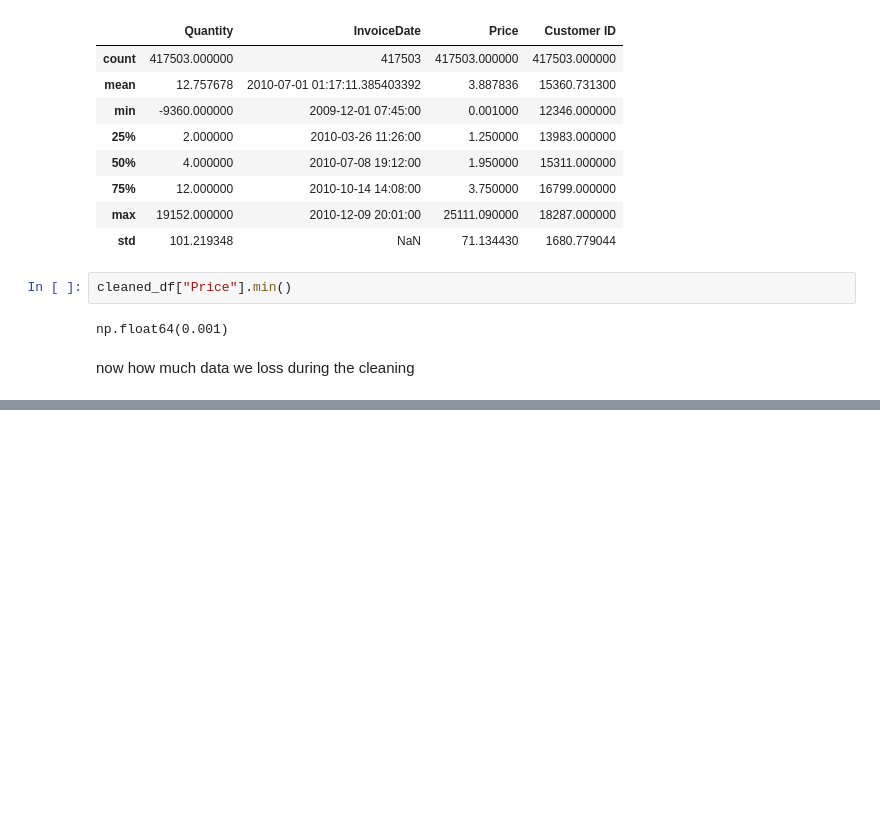
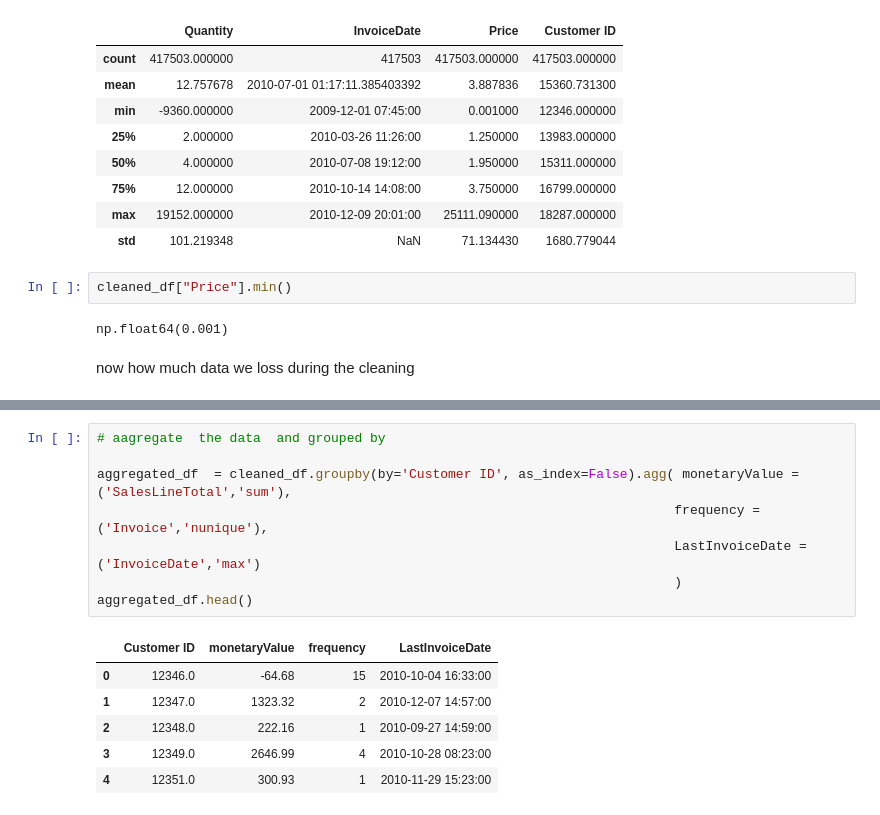
Before and after one commit to abhayyadav9/machineLearning, a Jupyter notebook: UnSupervised_learning/Kmean/customer_segmentaaaaatio.ipynb, the cells around one changed output, grey strips where cells are left out. Cells and saved outputs as stored; diff of their text form; blank space fills up the shorter version.

```diff
--- a/UnSupervised_learning/Kmean/customer_segmentaaaaatio.ipynb
+++ b/UnSupervised_learning/Kmean/customer_segmentaaaaatio.ipynb
@@ -245,0 +258,15 @@ len(cleaned_df)/len(df)
+# %%
+# aagregate  the data  and grouped by
+
+aggregated_df  = cleaned_df.groupby(by='Customer ID', as_index=False).agg( monetaryValue = ('SalesLineTotal','sum'),
+                                                                          frequency = ('Invoice','nunique'),
+                                                                          LastInvoiceDate = ('InvoiceDate','max')
+                                                                          )
+aggregated_df.head()
+# %% [output]
+|  | Customer ID | monetaryValue | frequency | LastInvoiceDate |
+| 0 | 12346.0 | -64.68 | 15 | 2010-10-04 16:33:00 |
+| 1 | 12347.0 | 1323.32 | 2 | 2010-12-07 14:57:00 |
+| 2 | 12348.0 | 222.16 | 1 | 2010-09-27 14:59:00 |
+| 3 | 12349.0 | 2646.99 | 4 | 2010-10-28 08:23:00 |
+| 4 | 12351.0 | 300.93 | 1 | 2010-11-29 15:23:00 |
```
Also changed, not shown: parts of 7 cells of this notebook.
